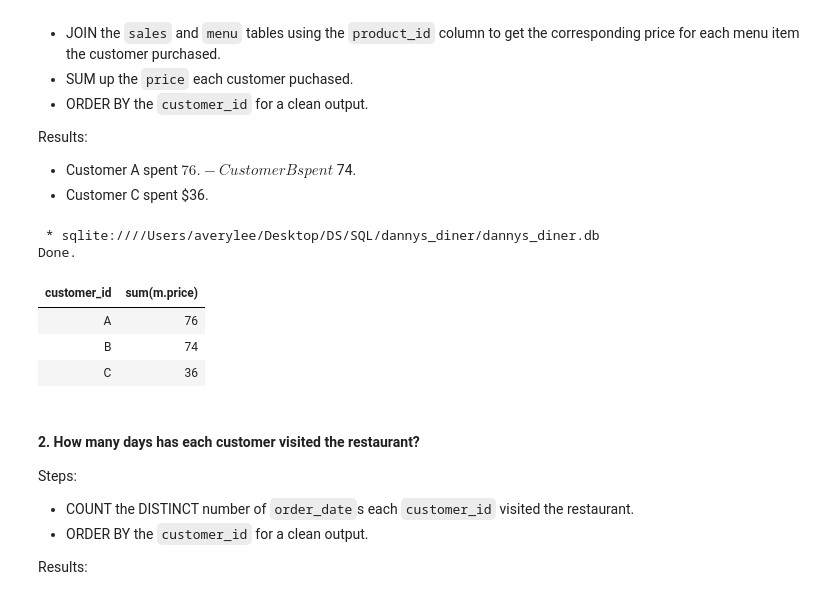
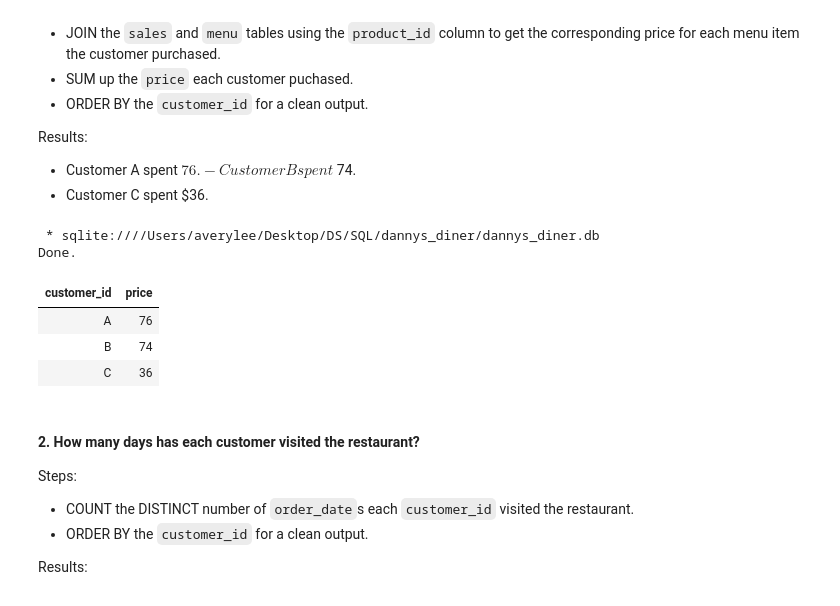
Before and after one commit to yoonoolee/dannys_diner, a Jupyter notebook: dannys_diner.ipynb, the cells around one changed output. Drawn from its saved outputs; the diff is of its cells as text; code cells hidden in the pictures.

```diff
--- a/dannys_diner.ipynb
+++ b/dannys_diner.ipynb
@@ -130,14 +127,14 @@ Results:
 # %%
 %%sql
 
-select s.customer_id, sum(m.price)
+select s.customer_id, sum(m.price) as price
 from sales s join menu m on s.product_id = m.product_id
 group by s.customer_id
 order by s.customer_id
 # %% [output]
  * sqlite:////Users/averylee/Desktop/DS/SQL/dannys_diner/dannys_diner.db
 Done.
-| customer_id | sum(m.price) |
+| customer_id | price |
 | A | 76 |
 | B | 74 |
 | C | 36 |
```
Also changed, not shown: parts of 1 cell of this notebook, 1 other file.
